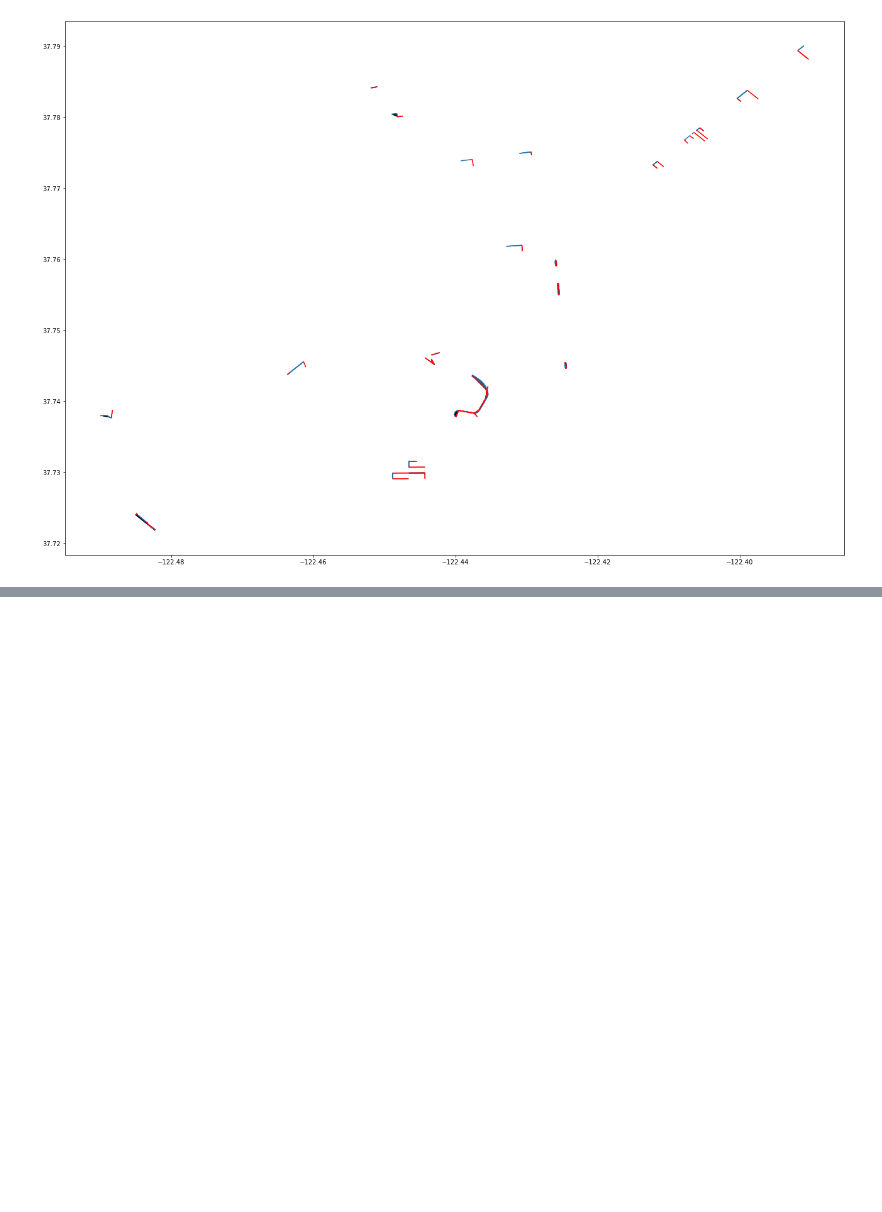
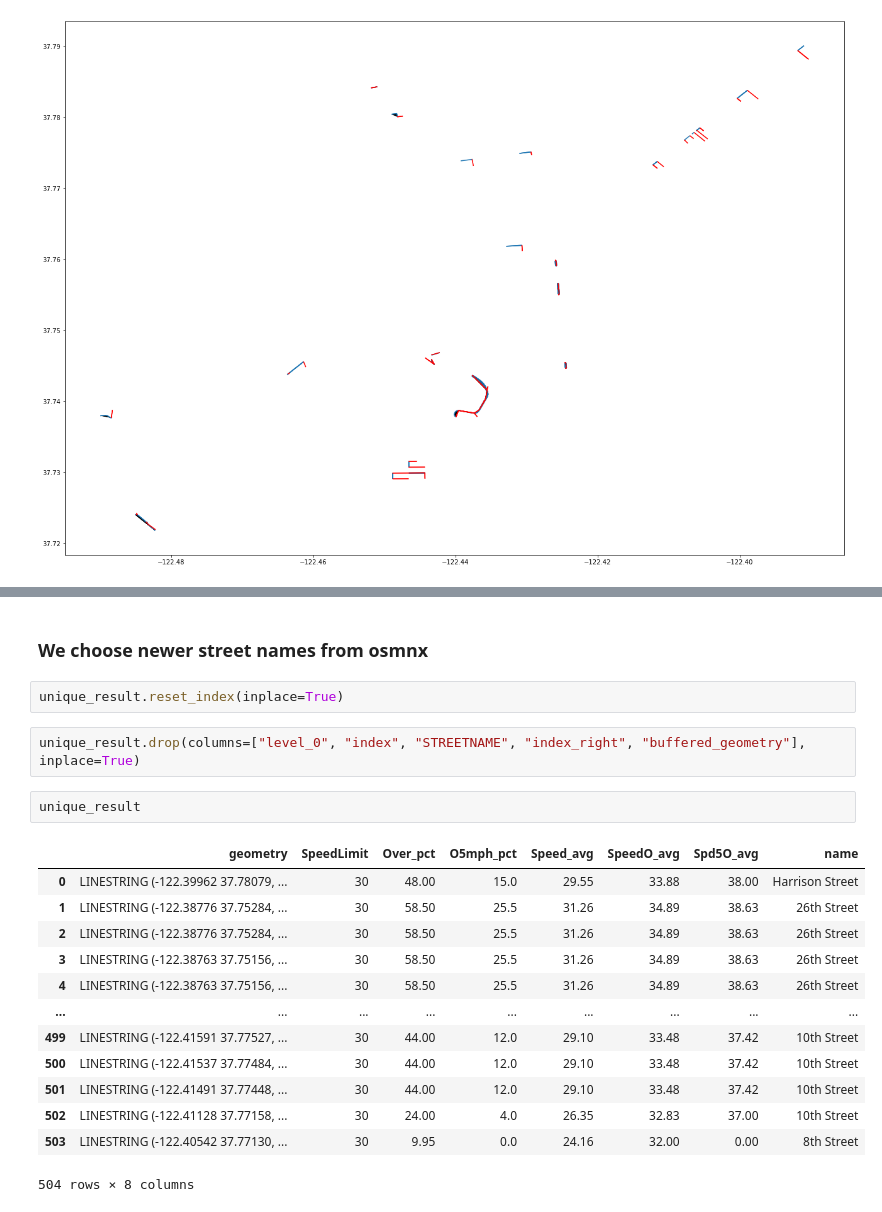
Before and after one commit to YgLK/data_engineering, a Jupyter notebook: ways_join.ipynb, the cells around one changed output, grey strips where cells are left out. Cells and saved outputs as stored; diff of their text form; blank space fills up the shorter version.

```diff
--- a/ways_join.ipynb
+++ b/ways_join.ipynb
@@ -433,0 +428,22 @@ plt.tight_layout()
+# %% [markdown]
+### We choose newer street names from osmnx
+# %%
+unique_result.reset_index(inplace=True)
+# %%
+unique_result.drop(columns=["level_0", "index", "STREETNAME", "index_right", "buffered_geometry"], inplace=True)
+# %%
+unique_result
+# %% [output]
+|  | geometry | SpeedLimit | Over_pct | O5mph_pct | Speed_avg | SpeedO_avg | Spd5O_avg | name |
+| 0 | LINESTRING (-122.39962 37.78079, ... | 30 | 48.00 | 15.0 | 29.55 | 33.88 | 38.00 | Harrison Street |
+| 1 | LINESTRING (-122.38776 37.75284, ... | 30 | 58.50 | 25.5 | 31.26 | 34.89 | 38.63 | 26th Street |
+| 2 | LINESTRING (-122.38776 37.75284, ... | 30 | 58.50 | 25.5 | 31.26 | 34.89 | 38.63 | 26th Street |
+| 3 | LINESTRING (-122.38763 37.75156, ... | 30 | 58.50 | 25.5 | 31.26 | 34.89 | 38.63 | 26th Street |
+| 4 | LINESTRING (-122.38763 37.75156, ... | 30 | 58.50 | 25.5 | 31.26 | 34.89 | 38.63 | 26th Street |
+| ... | ... | ... | ... | ... | ... | ... | ... | ... |
+| 499 | LINESTRING (-122.41591 37.77527, ... | 30 | 44.00 | 12.0 | 29.10 | 33.48 | 37.42 | 10th Street |
+| 500 | LINESTRING (-122.41537 37.77484, ... | 30 | 44.00 | 12.0 | 29.10 | 33.48 | 37.42 | 10th Street |
+| 501 | LINESTRING (-122.41491 37.77448, ... | 30 | 44.00 | 12.0 | 29.10 | 33.48 | 37.42 | 10th Street |
+| 502 | LINESTRING (-122.41128 37.77158, ... | 30 | 24.00 | 4.0 | 26.35 | 32.83 | 37.00 | 10th Street |
+| 503 | LINESTRING (-122.40542 37.77130, ... | 30 | 9.95 | 0.0 | 24.16 | 32.00 | 0.00 | 8th Street |
+504 rows × 8 columns
```
Also changed, not shown: parts of 40 cells of this notebook.
